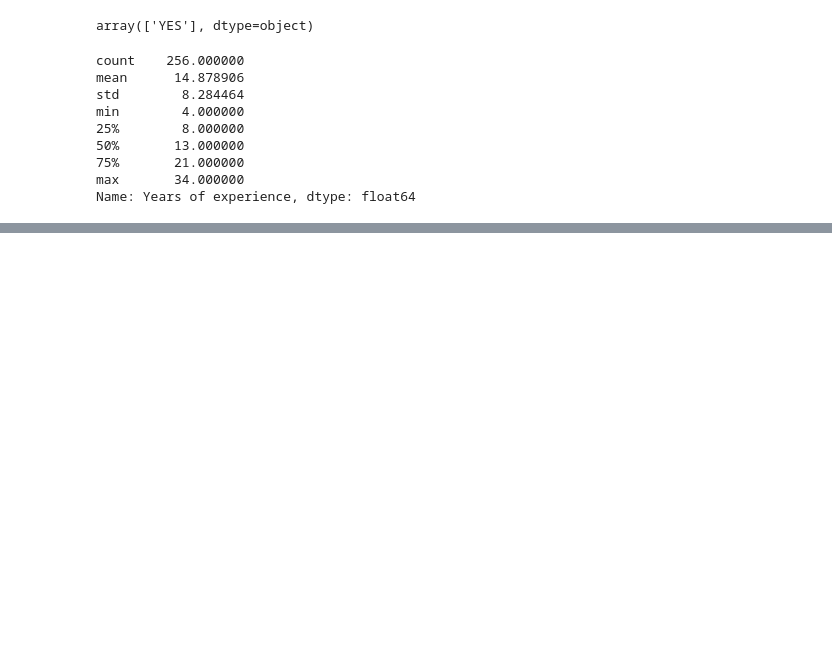
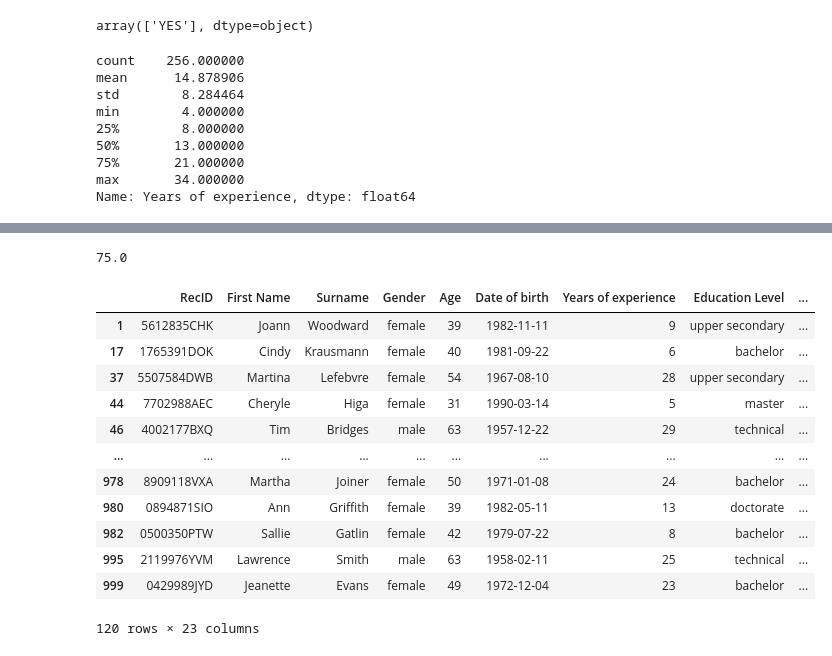
Before and after one commit to FHnt97/RUG_TOM_SIO, a Jupyter notebook: Assignments/A2/A2 - SIO S1B.ipynb, the cells around one changed output, grey strips where cells are left out. Drawn from its saved outputs; the diff is of its cells as text; code cells hidden in the pictures; blank space fills up the shorter version.

```diff
--- a/Assignments/A2/A2 - SIO S1B.ipynb
+++ b/Assignments/A2/A2 - SIO S1B.ipynb
@@ -284,2 +308,25 @@ Name: Years of experience, dtype: float64
 # %%
 # Upper 1/3 of Performance ()
+threshold = df['Performance'].quantile(2/3)
+threshold
+# %% [output]
+75.0
+# %%
+lst_threshold = ['A', 'B', 'C']
+df_filtered = df_filtered[df_filtered['Grade'].isin(lst_threshold)]
+# %%
+df_filtered
+# %% [output]
+|  | RecID | First Name | Surname | Gender | Age | Date of birth | Years of experience | Education Level | ... |
+| 1 | 5612835CHK | Joann | Woodward | female | 39 | 1982-11-11 | 9 | upper secondary | ... |
+| 17 | 1765391DOK | Cindy | Krausmann | female | 40 | 1981-09-22 | 6 | bachelor | ... |
+| 37 | 5507584DWB | Martina | Lefebvre | female | 54 | 1967-08-10 | 28 | upper secondary | ... |
+| 44 | 7702988AEC | Cheryle | Higa | female | 31 | 1990-03-14 | 5 | master | ... |
+| 46 | 4002177BXQ | Tim | Bridges | male | 63 | 1957-12-22 | 29 | technical | ... |
+| ... | ... | ... | ... | ... | ... | ... | ... | ... | ... |
+| 978 | 8909118VXA | Martha | Joiner | female | 50 | 1971-01-08 | 24 | bachelor | ... |
+| 980 | 0894871SIO | Ann | Griffith | female | 39 | 1982-05-11 | 13 | doctorate | ... |
+| 982 | 0500350PTW | Sallie | Gatlin | female | 42 | 1979-07-22 | 8 | bachelor | ... |
+| 995 | 2119976YVM | Lawrence | Smith | male | 63 | 1958-02-11 | 25 | technical | ... |
+| 999 | 0429989JYD | Jeanette | Evans | female | 49 | 1972-12-04 | 23 | bachelor | ... |
+120 rows × 23 columns
```
Also changed, not shown: parts of 14 cells of this notebook.
